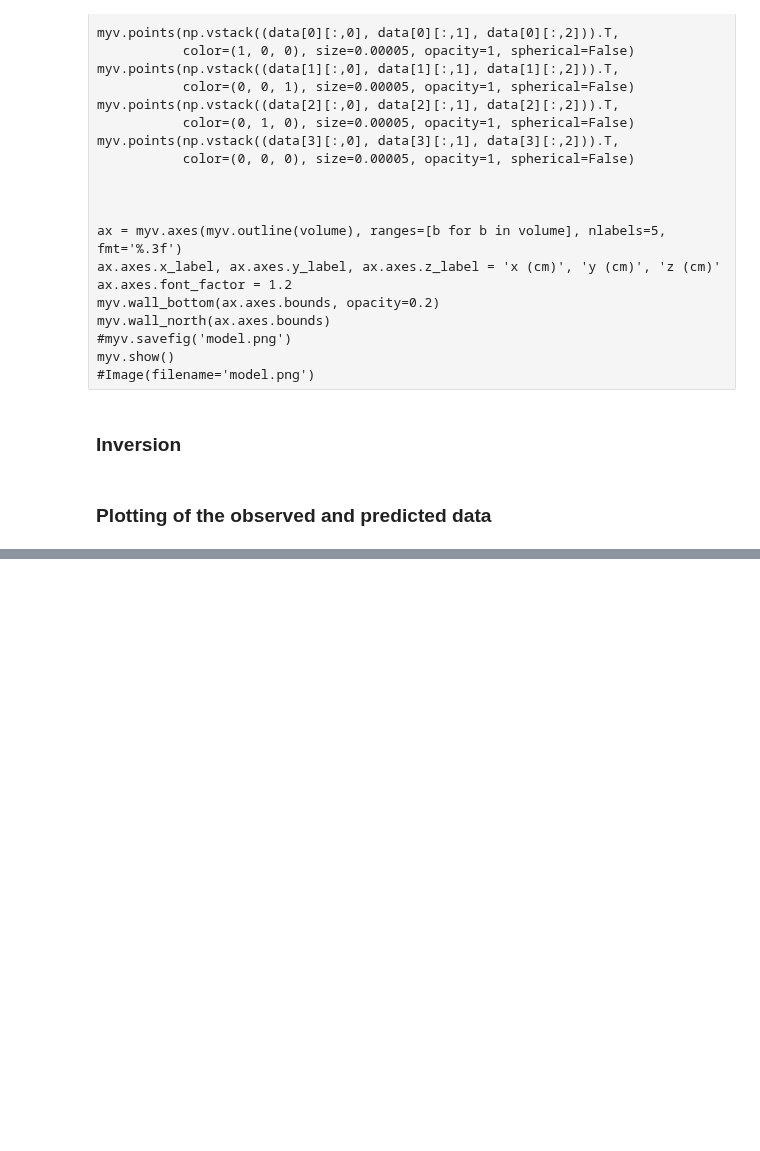
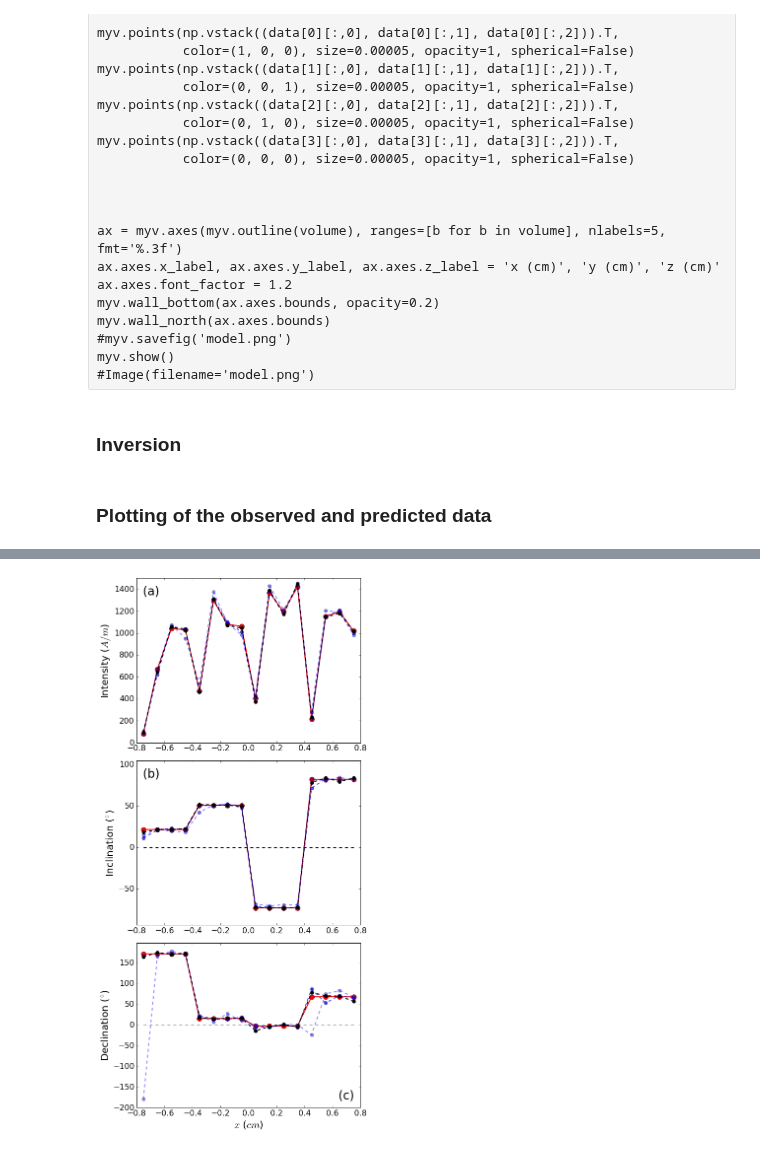
Before and after one commit to pinga-lab/magnetization-rock-sample, a Jupyter notebook: code/validation.ipynb, the cells around one changed output, grey strips where cells are left out. Drawn from its saved outputs; the diff is of its cells as text; code cells hidden in the pictures; blank space fills up the shorter version.

```diff
--- a/code/validation.ipynb
+++ b/code/validation.ipynb
@@ -337,32 +372,34 @@ for i, mr in enumerate(mag_r):
     mpl.plot(centers, mr[:,1], line_sty[i], alpha=0.1+i*0.3, linewidth=2)
     mpl.plot(centers, mr[:,1], mark_sty[i], alpha=0.1+i*0.3, markersize=7,label='Estimated')
 
 mpl.ylabel('Inclination ($^{\circ}$)', fontsize=label_font)
 mpl.ylim(np.min(mag_r[:,:,1]) - 20., np.max(mag_r[:,:,1]) + 20.)
 #mpl.legend(loc='best', numpoints=1)
 mpl.annotate(labels[1], xy = lables_place,
                  xycoords = 'axes fraction', fontsize=lables_size)
 
 mpl.subplot(3,1,3)
 mpl.plot([np.min(centers), np.max(centers)], [0.0, 0.0], 'k--')
 #mpl.plot([np.min(centers), np.max(centers)], [180.0, 180.0], 'k--')
 mpl.plot(centers, mag_true[:,2], 'r-', linewidth=2)
 mpl.plot(centers, mag_true[:,2], 'ro', markersize=10, label='True')
 
 for i, mr in enumerate(mag_r):
-    mpl.plot(centers, mr[:,2], line_sty[i], alpha=0.3+i*0.3, linewidth=2)
-    mpl.plot(centers, mr[:,2], mark_sty[i], alpha=0.3+i*0.3, markersize=7,label='Estimated')
+    mpl.plot(centers, mr[:,2], line_sty[i], alpha=0.1+i*0.3, linewidth=2)
+    mpl.plot(centers, mr[:,2], mark_sty[i], alpha=0.1+i*0.3, markersize=7,label='Estimated')
 
 mpl.ylabel('Declination ($^{\circ}$)', fontsize=label_font)
 #mpl.xlabel('Sample length ($cm$)', fontsize=label_font)
 mpl.xlabel('$x$ ($cm$)', fontsize=label_font)
 mpl.ylim(np.min(mag_r[:,:,2]) - 20., np.max(mag_r[:,:,2]) + 20.)
 #mpl.savefig('estimate_int_inc_dec_simul_validation.eps')
 #mpl.legend(loc='best', numpoints=1)
 mpl.annotate(labels[2], xy = (0.90, 0.05),
                  xycoords = 'axes fraction', fontsize=lables_size)
 
 mpl.savefig('..\\manuscript\\Figs\\Fig6_HQ.eps')
 mpl.savefig('..\\manuscript\\Figs\\Fig6_LQ.png')
 
 mpl.show()
+# %% [output]
+[figure, added]
```
Also changed, not shown: parts of 6 cells of this notebook, 9 other files.
